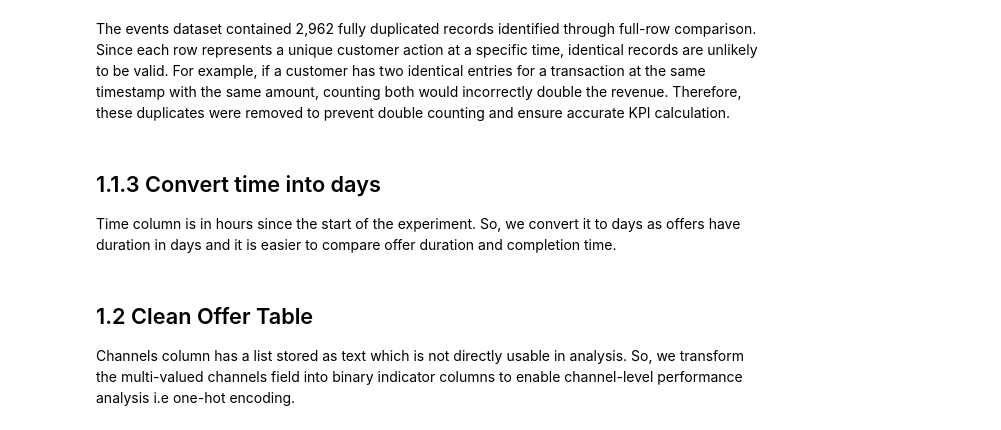
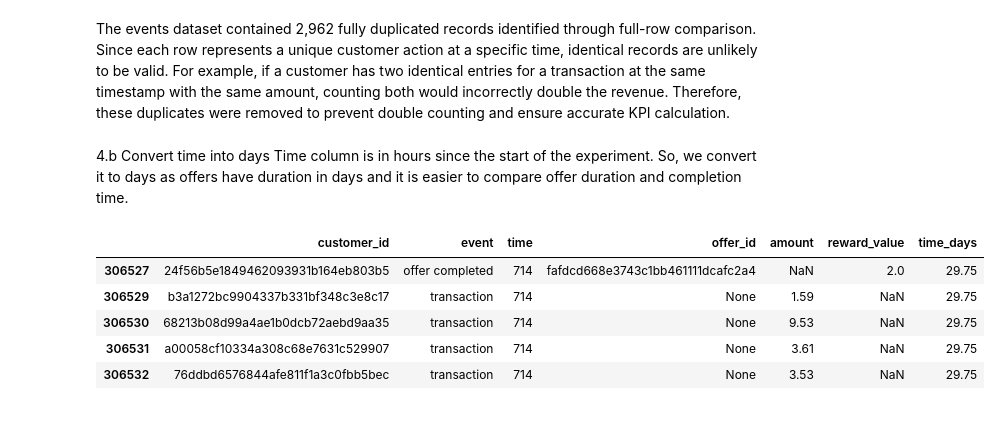
Before and after one commit to sunitapalubanjar/Cafe-Rewards-Customer-Behavior-Analysis-Python-SQL-Power-BI, a Jupyter notebook: notebooks/01_data_cleaning.ipynb, the cells around one changed output. Cells and saved outputs as stored; diff of their text form; code cells hidden in the pictures.

Commit message:
update data cleaning

```diff
--- a/notebooks/01_data_cleaning.ipynb
+++ b/notebooks/01_data_cleaning.ipynb
@@ -55,7 +225,2 @@ events[events['event'] == 'transaction']['value'].head()
-# %%
-# Convert value column from string to dictionary
-
-import ast
-events['value'] = events['value'].apply(ast.literal_eval)
 # %%
 events[events['event'] == 'offer completed'][['event', 'value']].head(10)
@@ -72,2 +263,6 @@ events['reward_value'] = events['value'].apply(lambda x: x.get('reward'))
 # %%
-events[events['event'] == 'offer completed'][['value', 'offer_id', 'reward_value']].head(10)
+# Run each function on every row of the 'value' column,
+# creating three brand new, clean columns.
+events['offer_id'] = events['value'].apply(get_offer_id)
+events['amount'] = events['value'].apply(get_amount)
+events['reward_value'] = events['value'].apply(get_reward)
@@ -74,3 +308,8 @@ events[events['event'] == 'offer completed'][['value', 'offer_id', 'reward_value
+# %%
+# Only keep events that belong to customers who survived our cleaning
+# in Step 2 (i.e. drop events tied to the incomplete-profile customers).
+events_clean = events[events['customer_id'].isin(clean_customers['customer_id'])].copy()
 # %%
-# drop the origianl value column
-events.drop('value', axis =1, inplace = True)
+# We don't need the original messy 'value' column anymore —
+# we've already extracted everything useful out of it.
+events_clean = events_clean.drop(columns=['value'])
@@ -92,11 +318,18 @@ events.duplicated().sum()
 # %% [markdown]
 The events dataset contained 2,962 fully duplicated records identified through full-row comparison. Since each row represents a unique customer action at a specific time, identical records are unlikely to be valid. For example, if a customer has two identical entries for a transaction at the same timestamp with the same amount, counting both would incorrectly double the revenue. Therefore, these duplicates were removed to prevent double counting and ensure accurate KPI calculation.
 # %% [markdown]
-## 1.1.3 Convert time into days
+4.b Convert time into days
 Time column is in hours since the start of the experiment. So, we convert it to days as offers have duration in days and it is easier to compare offer duration and completion time.
 # %%
-events['time_days'] = events['time']/24
-events.tail()
+# The 'time' column counts hours since the start of the 30-day period
+# (0 to 714 hours). That's awkward to read and compare against offer
+# 'duration', which is measured in days. So we convert it to days.
+events_clean['time_days'] = events_clean['time'] / 24
+events_clean.tail()
+# %% [output]
+|  | customer_id | event | time | offer_id | amount | reward_value | time_days |
+| 306527 | 24f56b5e1849462093931b164eb803b5 | offer completed | 714 | fafdcd668e3743c1bb461111dcafc2a4 | NaN | 2.0 | 29.75 |
+| 306529 | b3a1272bc9904337b331bf348c3e8c17 | transaction | 714 | None | 1.59 | NaN | 29.75 |
+| 306530 | 68213b08d99a4ae1b0dcb72aebd9aa35 | transaction | 714 | None | 9.53 | NaN | 29.75 |
+| 306531 | a00058cf10334a308c68e7631c529907 | transaction | 714 | None | 3.61 | NaN | 29.75 |
+| 306532 | 76ddbd6576844afe811f1a3c0fbb5bec | transaction | 714 | None | 3.53 | NaN | 29.75 |
-# %% [markdown]
-## 1.2 Clean Offer Table
-Channels column has a list stored as text which is not directly usable in analysis. So, we transform the multi-valued channels field into binary indicator columns to enable channel-level performance analysis i.e one-hot encoding.
```
Also changed, not shown: parts of 48 cells of this notebook, 1 other file.
